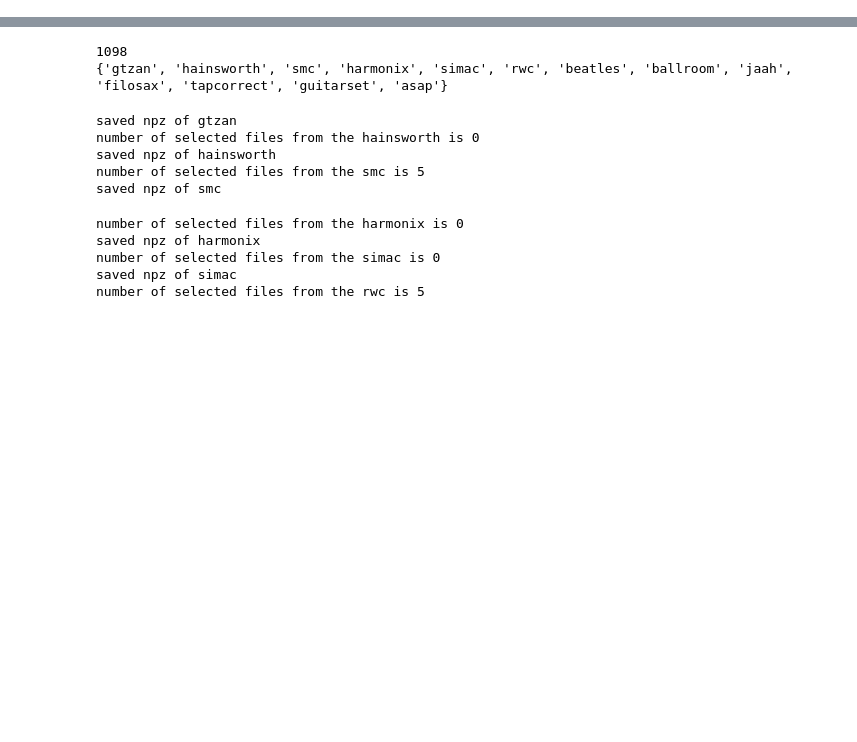
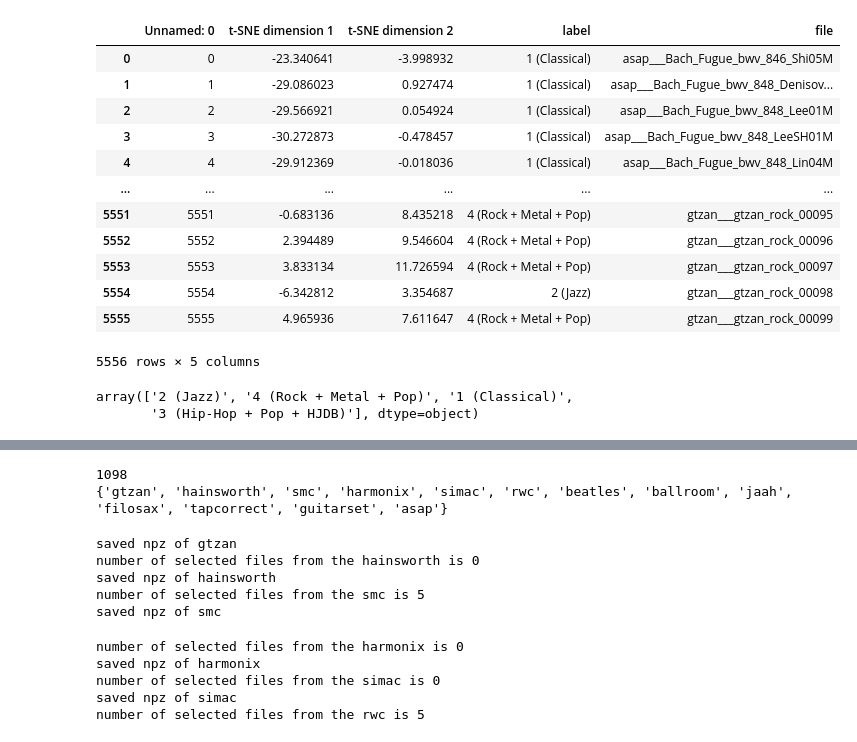
Before and after one commit to PulyaPolya/beat_this, a Jupyter notebook: data_preparation.ipynb, the cells around one changed output, grey strips where cells are left out. Drawn from its saved outputs; the diff is of its cells as text; code cells hidden in the pictures; blank space fills up the shorter version.

```diff
--- a/data_preparation.ipynb
+++ b/data_preparation.ipynb
@@ -0,0 +3,4 @@
+# %%
+import pandas as pd
+df = pd.read_csv("data_cluster_assignments/df_cmeans_12_4clusters.csv")
+df["label"].value_counts()
@@ -0,0 +17,22 @@
+# %%
+df
+# %% [output]
+|  | Unnamed: 0 | t-SNE dimension 1 | t-SNE dimension 2 | label | file |
+| 0 | 0 | -23.340641 | -3.998932 | 1 (Classical) | asap___Bach_Fugue_bwv_846_Shi05M |
+| 1 | 1 | -29.086023 | 0.927474 | 1 (Classical) | asap___Bach_Fugue_bwv_848_Denisov... |
+| 2 | 2 | -29.566921 | 0.054924 | 1 (Classical) | asap___Bach_Fugue_bwv_848_Lee01M |
+| 3 | 3 | -30.272873 | -0.478457 | 1 (Classical) | asap___Bach_Fugue_bwv_848_LeeSH01M |
+| 4 | 4 | -29.912369 | -0.018036 | 1 (Classical) | asap___Bach_Fugue_bwv_848_Lin04M |
+| ... | ... | ... | ... | ... | ... |
+| 5551 | 5551 | -0.683136 | 8.435218 | 4 (Rock + Metal + Pop) | gtzan___gtzan_rock_00095 |
+| 5552 | 5552 | 2.394489 | 9.546604 | 4 (Rock + Metal + Pop) | gtzan___gtzan_rock_00096 |
+| 5553 | 5553 | 3.833134 | 11.726594 | 4 (Rock + Metal + Pop) | gtzan___gtzan_rock_00097 |
+| 5554 | 5554 | -6.342812 | 3.354687 | 2 (Jazz) | gtzan___gtzan_rock_00098 |
+| 5555 | 5555 | 4.965936 | 7.611647 | 4 (Rock + Metal + Pop) | gtzan___gtzan_rock_00099 |
+5556 rows × 5 columns
+# %%
+df_gtzan = df[df["file"].str.startswith("gtzan")]   # sanity check thtat gtzan belongs to 1 cluster
+df_gtzan["label"].unique()
+# %% [output]
+array(['2 (Jazz)', '4 (Rock + Metal + Pop)', '1 (Classical)',
+       '3 (Hip-Hop + Pop + HJDB)'], dtype=object)
```
Also changed, not shown: parts of 12 cells of this notebook, 4 other files.
